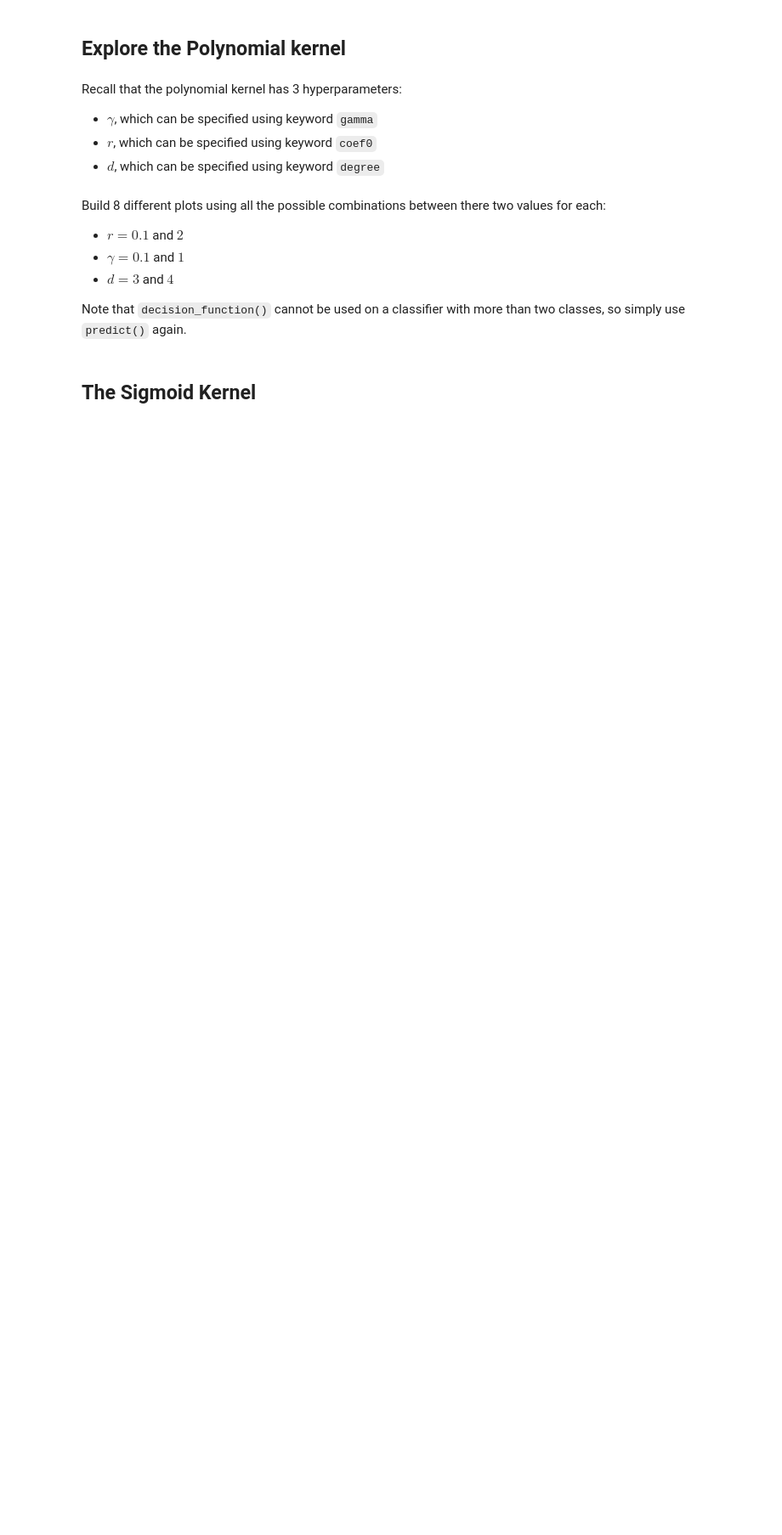
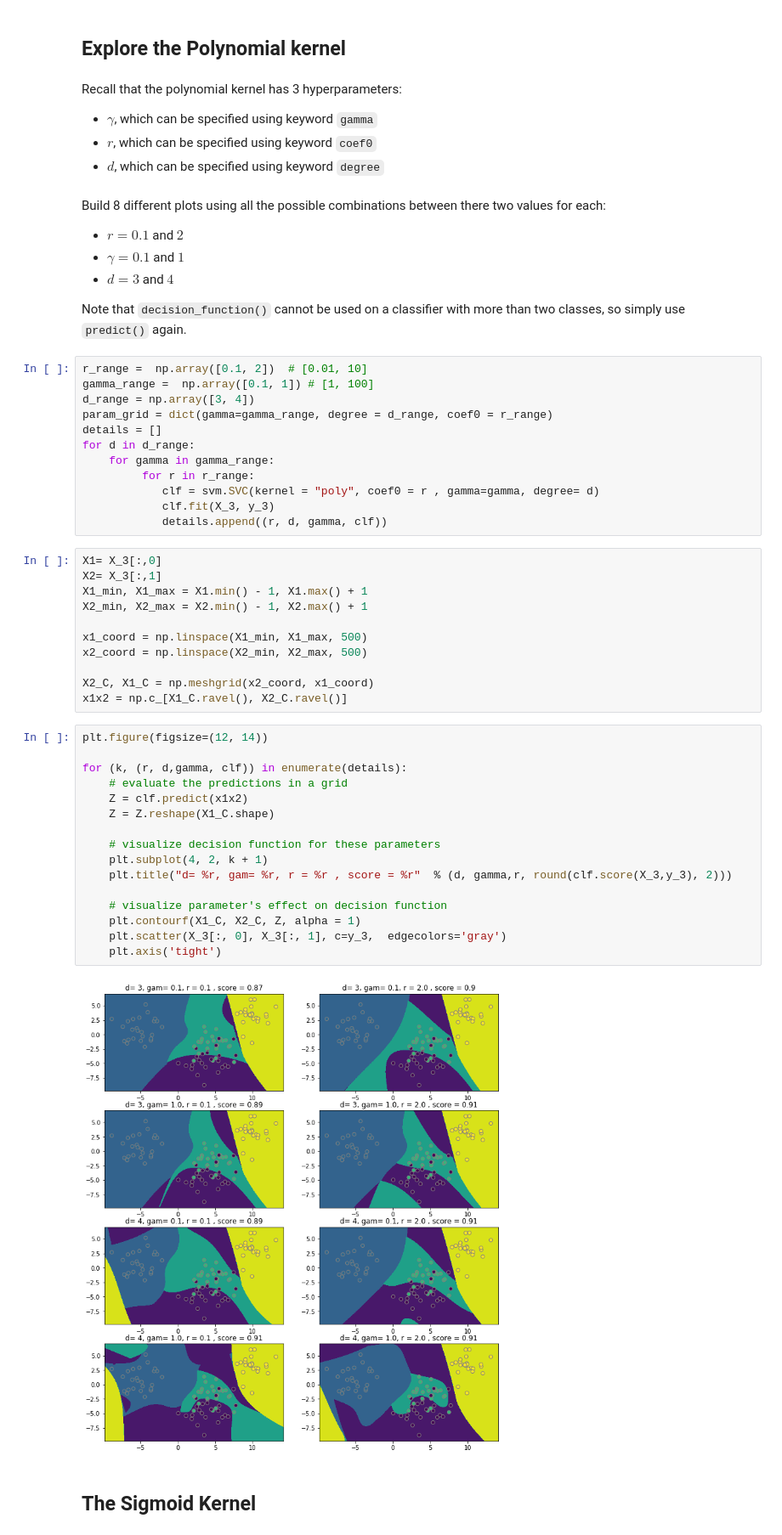
Before and after one commit to learn-co-curriculum/dsc-kernels-in-scikit-learn-lab, a Jupyter notebook: index.ipynb, the cells around one changed output. Shown at 85% size. Cells and saved outputs as stored; diff of their text form; blank space fills up the shorter version.

```diff
--- a/index.ipynb
+++ b/index.ipynb
@@ -88,6 +102,47 @@ Build 8 different plots using all the possible combinations between there two va
 - $d= 3$ and $4$
 
 Note that `decision_function()` cannot be used on a classifier with more than two classes, so simply use `predict()` again.
+# %%
+r_range =  np.array([0.1, 2])  # [0.01, 10]
+gamma_range =  np.array([0.1, 1]) # [1, 100]
+d_range = np.array([3, 4])
+param_grid = dict(gamma=gamma_range, degree = d_range, coef0 = r_range)
+details = []
+for d in d_range:
+    for gamma in gamma_range:
+         for r in r_range:
+            clf = svm.SVC(kernel = "poly", coef0 = r , gamma=gamma, degree= d)
+            clf.fit(X_3, y_3)
+            details.append((r, d, gamma, clf))
+# %%
+X1= X_3[:,0]
+X2= X_3[:,1]
+X1_min, X1_max = X1.min() - 1, X1.max() + 1
+X2_min, X2_max = X2.min() - 1, X2.max() + 1
+
+x1_coord = np.linspace(X1_min, X1_max, 500)
+x2_coord = np.linspace(X2_min, X2_max, 500)
+
+X2_C, X1_C = np.meshgrid(x2_coord, x1_coord)
+x1x2 = np.c_[X1_C.ravel(), X2_C.ravel()]
+# %%
+plt.figure(figsize=(12, 14))
+
+for (k, (r, d,gamma, clf)) in enumerate(details):
+    # evaluate the predictions in a grid
+    Z = clf.predict(x1x2)
+    Z = Z.reshape(X1_C.shape)
+
+    # visualize decision function for these parameters
+    plt.subplot(4, 2, k + 1)
+    plt.title("d= %r, gam= %r, r = %r , score = %r"  % (d, gamma,r, round(clf.score(X_3,y_3), 2)))
+
+    # visualize parameter's effect on decision function
+    plt.contourf(X1_C, X2_C, Z, alpha = 1)
+    plt.scatter(X_3[:, 0], X_3[:, 1], c=y_3,  edgecolors='gray')
+    plt.axis('tight')
+# %% [output]
+[figure, added]
 # %% [markdown]
 ## The Sigmoid Kernel
 # %% [markdown]
```
Also changed, not shown: parts of 15 cells of this notebook, 7 other files.
